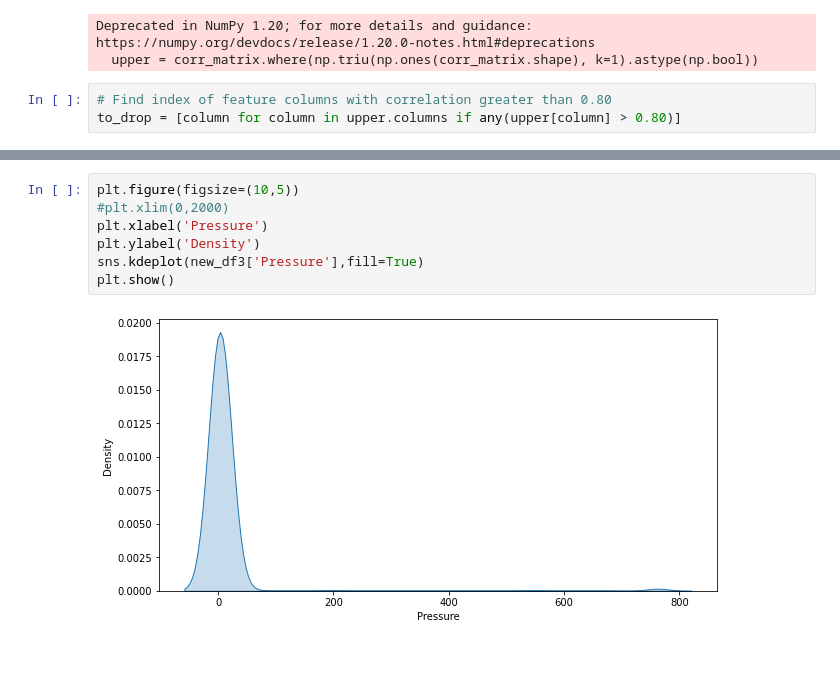
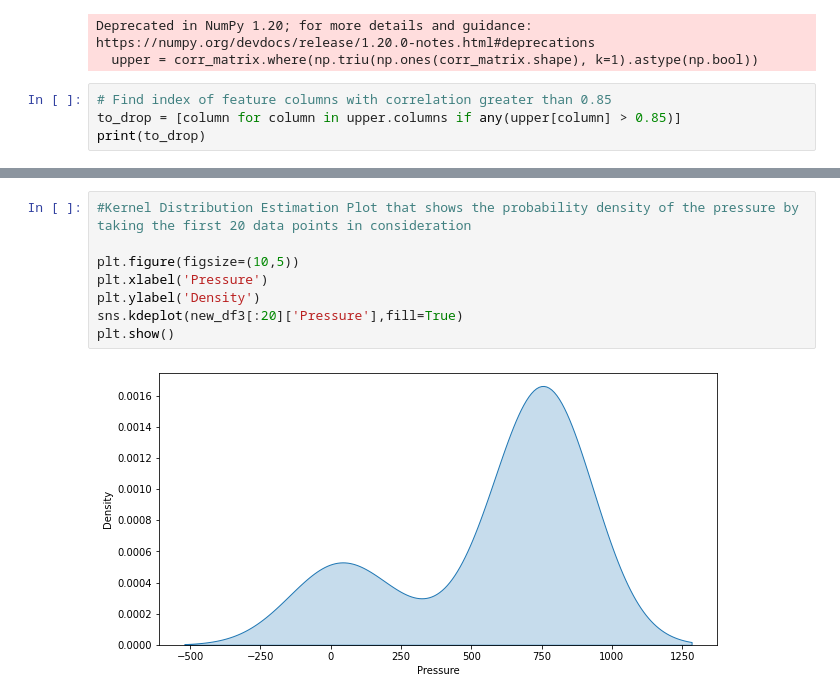
Before and after one commit to rohanbgm/TEL_Assignment_rohan, a Jupyter notebook: TEL_Assessment.ipynb, the cells around one changed output, grey strips where cells are left out. Saved outputs shown, nothing was run; the diff lists cells and outputs as text; blank space fills up the shorter version.

Commit message:
data insights1

```diff
--- a/TEL_Assessment.ipynb
+++ b/TEL_Assessment.ipynb
@@ -227,5 +221,6 @@ upper = corr_matrix.where(np.triu(np.ones(corr_matrix.shape), k=1).astype(np.boo
 Deprecated in NumPy 1.20; for more details and guidance: https://numpy.org/devdocs/release/1.20.0-notes.html#deprecations
   upper = corr_matrix.where(np.triu(np.ones(corr_matrix.shape), k=1).astype(np.bool))
 # %%
-# Find index of feature columns with correlation greater than 0.80
-to_drop = [column for column in upper.columns if any(upper[column] > 0.80)]
+# Find index of feature columns with correlation greater than 0.85
+to_drop = [column for column in upper.columns if any(upper[column] > 0.85)]
+print(to_drop)
@@ -370,9 +325,10 @@ plt.show()
 # %%
+#Kernel Distribution Estimation Plot that shows the probability density of the pressure by taking the first 20 data points in consideration
+
 plt.figure(figsize=(10,5))
-#plt.xlim(0,2000)
 plt.xlabel('Pressure')
 plt.ylabel('Density')
-sns.kdeplot(new_df3['Pressure'],fill=True)
+sns.kdeplot(new_df3[:20]['Pressure'],fill=True)
 plt.show()
 # %% [output]
-[figure, old version]
+[figure, new version]
```
Also changed, not shown: parts of 28 cells of this notebook.
